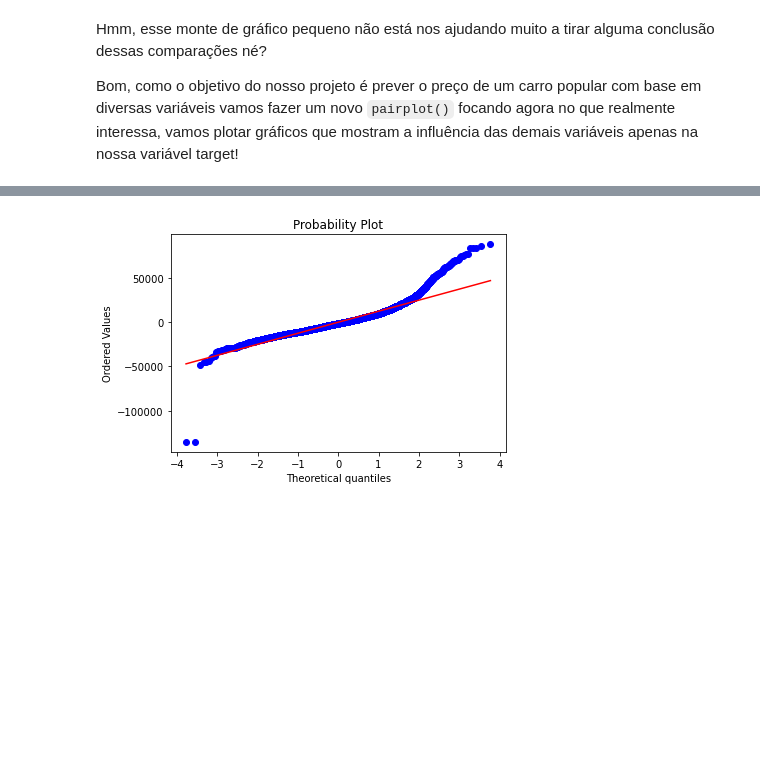
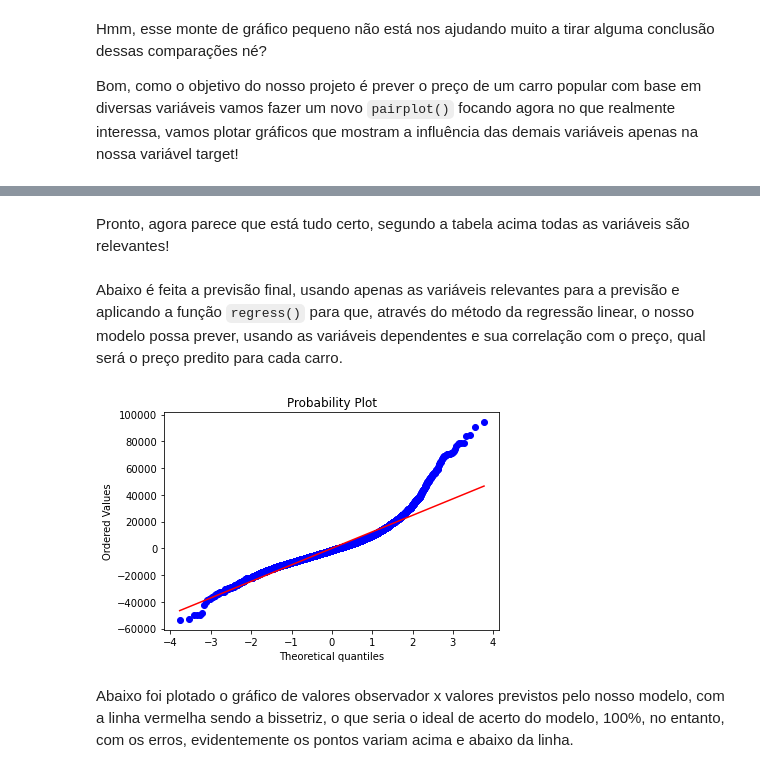
Before and after one commit to EnzoFonteyne/Projeto2CDADOS, a Jupyter notebook: Proj2cdados2021-Final.ipynb, the cells around one changed output, grey strips where cells are left out. Cells and saved outputs as stored; diff of their text form; code cells hidden in the pictures; blank space fills up the shorter version.

```diff
--- a/Proj2cdados2021-Final.ipynb
+++ b/Proj2cdados2021-Final.ipynb
@@ -153,8 +153,10 @@ filtro.describe()
 Como podemos ver alguns valores como o Preço e o ano de produção variam muito, então para melhorar o nosso código vamos restringir esse valores atendendo aos objetivos do projeto. Como queremos prever o preço de venda de um carro popular vamos começar restringindo a coluna de preço, para que tenhamos apenas carros de 10mil a 120mil dólares, o que classificamos como carros populares, além disso vamos selecionar apenas carros que foram fabricados apartir de 2005, uma vez que queremos evitar carros de colecionadores na nossa análise. Carros de colecionadores são carros antigos de alta quilometragem mas que possuem um valor alto de venda, esse tipo de veículo atrapalha a nossa análise pois são pontos muito fora da curva.
 # %%
 data1 = (filtro.loc[filtro['Price']>=10000])
-data1 = (data1.loc[filtro['Price']<=120000])
-data1 = (data1.loc[filtro['Prod. year']>=2005])
+data1 = (data1.loc[data1['Price']<=120000])
+data1 = (data1.loc[data1['Prod. year']>=2005])
+data1 = (data1.loc[data1['Prod. year']<2020])
+data1 = (data1.loc[data1['Cylinders']>0])
 # %% [markdown]
 Pronto agora já selecionamos todas as colunas e linhas com que iremos trabalhar! Agora vamos realizar a limpeza dos caractéres nessas linhas e colunas!
 # %%
@@ -216,6 +218,9 @@ Agora vamos limpar a coluna `Engine volume`, temos que limpar essa colunas pois
 # %%
 data1['Engine volume'] = data1['Engine volume'].map(lambda x: x.lstrip('+-').rstrip(' Turbo'))
 data1['Engine volume'] = data1['Engine volume'].astype('float64')
+# %%
+data1 = (data1.loc[data1['Engine volume']<=12])
+data1 = (data1.loc[data1['Engine volume']>0])
 # %% [markdown]
 Ufa! Finalmente terminamos as limpezas do nosso dataset e podemos partir para a análise exploratória! Vamos só dar mais uma olhada de como ficou o nosso dataset depois de todas essa alterações!
 # %%
@@ -439,0 +434,7 @@ strong multicollinearity problems or that the design matrix is singular.
+# %%
+X_treinamento_restringido = dados_treinamento[["Prod. year", 'Mileage', 'Cylinders',
+                    'Engine volume', 'Manual',  'No', 'Yes']]
+Y_treinamento = dados_treinamento['Price']
+
+resultados_treinamento = regress(Y_treinamento,X_treinamento_restringido)
+resultados_treinamento.summary()
@@ -440 +469,5 @@ strong multicollinearity problems or that the design matrix is singular.
+# %% [markdown]
+Pronto, agora parece que está tudo certo, segundo a tabela acima todas as variáveis são relevantes!
+# %% [markdown]
+Abaixo é feita a previsão final, usando apenas as variáveis relevantes para a previsão e aplicando a função `regress()` para que, através do método da regressão linear, o nosso modelo possa prever, usando as variáveis dependentes e sua correlação com o preço, qual será o preço predito para cada carro.
 # %%
@@ -444,12 +477,14 @@ Y_teste = dados_teste[['Price']]
 X_teste_completo = sm.add_constant(X_teste_restringido)
 Y_previsto = resultados_treinamento.predict(X_teste_completo)
 # %%
-residuos = resultados_treinamento.resid
+preco = resultados_treinamento.resid
 
 plt.figure(figsize=(6,4))
 probplot(residuos, dist='norm', plot=plt);
 # %% [output]
-[figure, old version]
+[figure, new version]
+# %% [markdown]
+Abaixo foi plotado o gráfico de valores observador x valores previstos pelo nosso modelo, com a linha vermelha sendo a bissetriz, o que seria o ideal de acerto do modelo, 100%, no entanto, com os erros, evidentemente os pontos variam acima e abaixo da linha.
 # %%
 plt.scatter(Y_teste,Y_previsto)
 plt.plot([10000,120000],[10000,120000], color='red')
```
Also changed, not shown: parts of 50 cells of this notebook.
